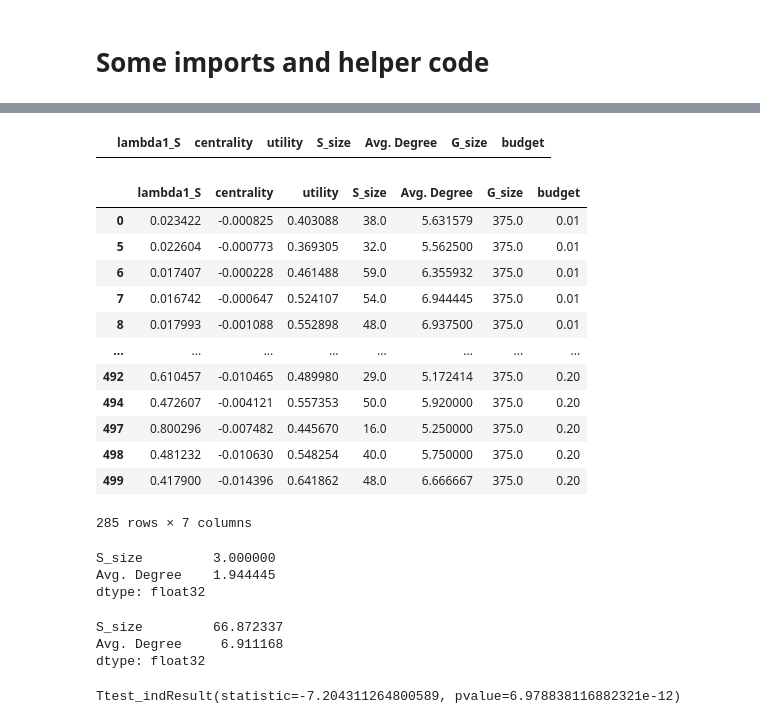
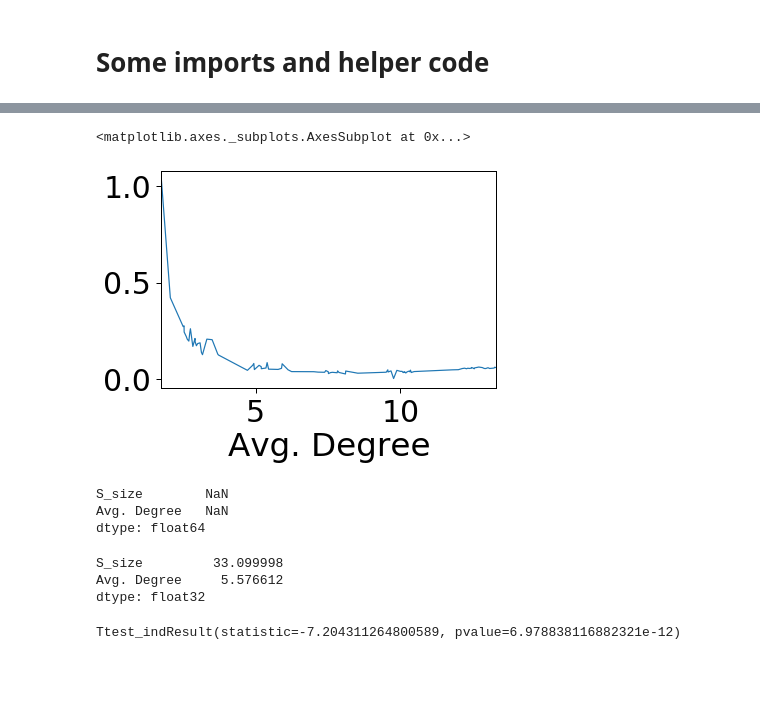
Before and after one commit to marsplus/attack-graph-code, a Jupyter notebook: src/exp.ipynb, the cells around one changed output, grey strips where cells are left out. Cells and saved outputs as stored; diff of their text form; code cells hidden in the pictures; blank space fills up the shorter version.

```diff
--- a/src/exp.ipynb
+++ b/src/exp.ipynb
@@ -71,35 +76,20 @@ sci.stats.pearsonr(data_f['centrality'], data_f['Avg. Degree'])
+# %%
+data_f.groupby('Avg. Degree')['centrality'].mean().plot()
+# %% [output]
+<matplotlib.axes._subplots.AxesSubplot at 0x...>
+[figure, added]
 # %%
-data_f[data_f.lambda1_S < 0]
+data_f[data_f.centrality < 0][['S_size', 'Avg. Degree']].mean()
 # %% [output]
-|  | lambda1_S | centrality | utility | S_size | Avg. Degree | G_size | budget |
+S_size        NaN
+Avg. Degree   NaN
+dtype: float64
 # %%
-data_f[data_f.centrality < 0]
+data_f[data_f.centrality >= 0][['S_size', 'Avg. Degree']].mean()
 # %% [output]
-|  | lambda1_S | centrality | utility | S_size | Avg. Degree | G_size | budget |
-| 0 | 0.023422 | -0.000825 | 0.403088 | 38.0 | 5.631579 | 375.0 | 0.01 |
-| 5 | 0.022604 | -0.000773 | 0.369305 | 32.0 | 5.562500 | 375.0 | 0.01 |
-| 6 | 0.017407 | -0.000228 | 0.461488 | 59.0 | 6.355932 | 375.0 | 0.01 |
-| 7 | 0.016742 | -0.000647 | 0.524107 | 54.0 | 6.944445 | 375.0 | 0.01 |
-| 8 | 0.017993 | -0.001088 | 0.552898 | 48.0 | 6.937500 | 375.0 | 0.01 |
-| ... | ... | ... | ... | ... | ... | ... | ... |
-| 492 | 0.610457 | -0.010465 | 0.489980 | 29.0 | 5.172414 | 375.0 | 0.20 |
-| 494 | 0.472607 | -0.004121 | 0.557353 | 50.0 | 5.920000 | 375.0 | 0.20 |
-| 497 | 0.800296 | -0.007482 | 0.445670 | 16.0 | 5.250000 | 375.0 | 0.20 |
-| 498 | 0.481232 | -0.010630 | 0.548254 | 40.0 | 5.750000 | 375.0 | 0.20 |
-| 499 | 0.417900 | -0.014396 | 0.641862 | 48.0 | 6.666667 | 375.0 | 0.20 |
-285 rows × 7 columns
+S_size         33.099998
+Avg. Degree     5.576612
+dtype: float32
-# %%
-data_f[data_f.lambda1_S < 0][['S_size', 'Avg. Degree']].mean()
-# %% [output]
-S_size         3.000000
-Avg. Degree    1.944445
-dtype: float32
-# %%
-data_f[data_f.lambda1_S >= 0][['S_size', 'Avg. Degree']].mean()
-# %% [output]
-S_size         66.872337
-Avg. Degree     6.911168
-dtype: float32
 # %%
 sci.stats.ttest_ind(data_f[data_f.lambda1_S < 0]['Avg. Degree'], data_f[data_f.lambda1_S >= 0]['Avg. Degree'])
 # %% [output]
```
Also changed, not shown: parts of 5 cells of this notebook, 24 other files.
